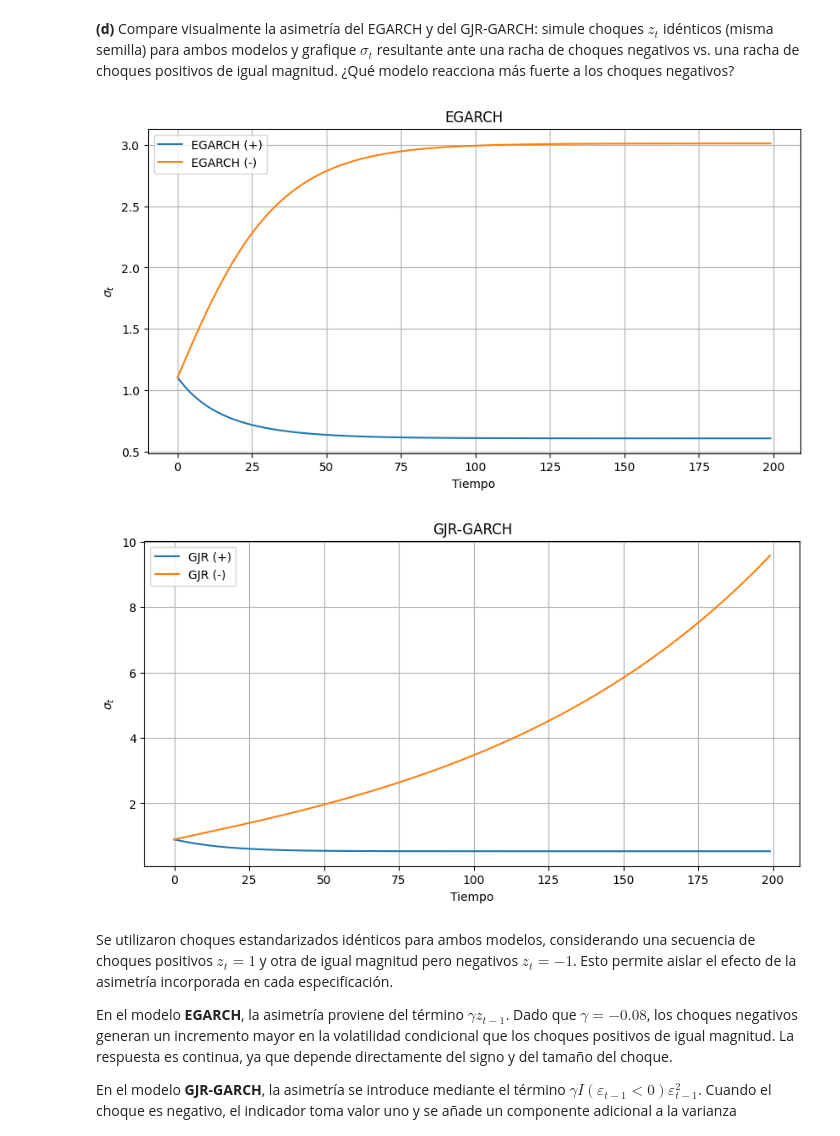
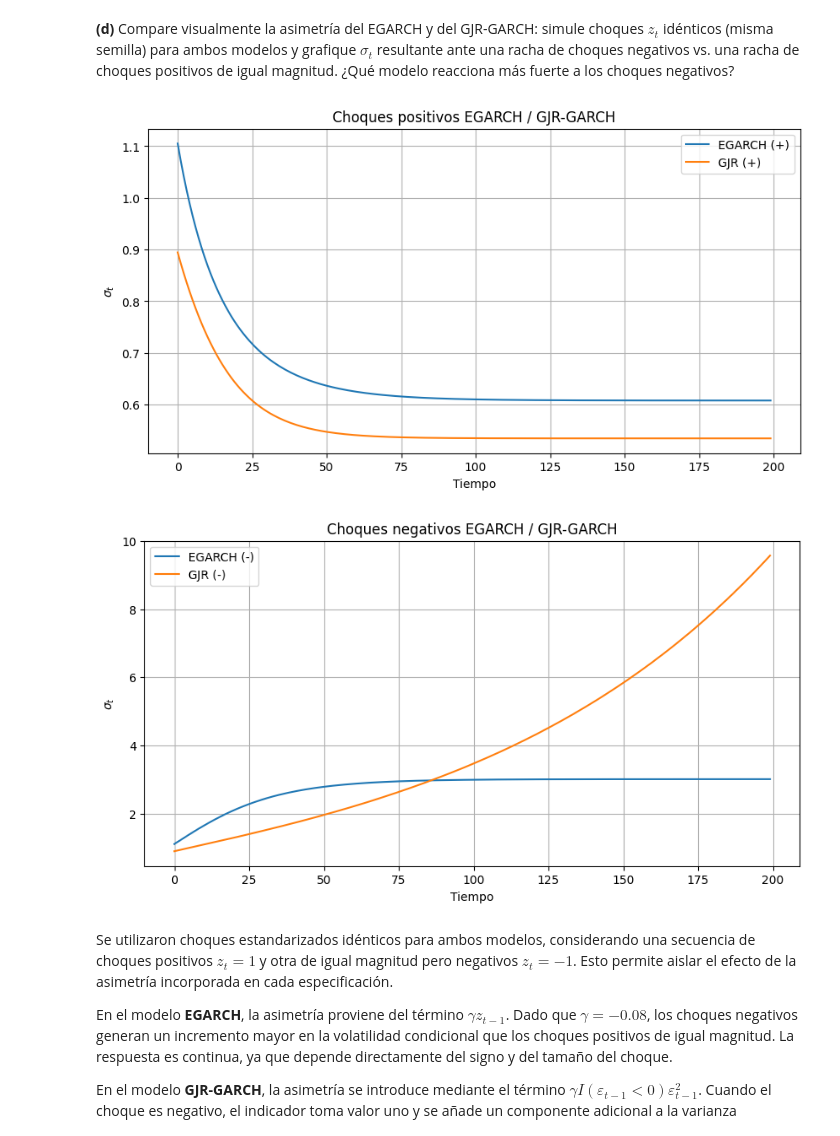
Before and after one commit to Felipe-Lopez-Vergara/ds_finance_-Lopez-, a Jupyter notebook: notebooks/HW_Sesion_5.ipynb, the cells around one changed output. Saved outputs shown, nothing was run; the diff lists cells and outputs as text; code cells hidden in the pictures.

```diff
--- a/notebooks/HW_Sesion_5.ipynb
+++ b/notebooks/HW_Sesion_5.ipynb
@@ -1000,31 +1000,31 @@ sigma_neg_gjr = simulate_gjr_given_z(
 # %%
 #Gráficos de las series simuladas para choques positivos y negativos
 plt.figure(figsize=(10,5))
 
 plt.plot(sigma_pos_eg, label="EGARCH (+)")
-plt.plot(sigma_neg_eg, label="EGARCH (-)")
+plt.plot(sigma_pos_gjr, label="GJR (+)")
 
-plt.title("EGARCH")
+plt.title("Choques positivos EGARCH / GJR-GARCH")
 plt.ylabel(r"$\sigma_t$")
 plt.xlabel("Tiempo")
 plt.legend()
 plt.grid(True)
 
 plt.figure(figsize=(10,5))
 
-plt.plot(sigma_pos_gjr, label="GJR (+)")
+plt.plot(sigma_neg_eg, label="EGARCH (-)")
 plt.plot(sigma_neg_gjr, label="GJR (-)")
 
-plt.title("GJR-GARCH")
+plt.title("Choques negativos EGARCH / GJR-GARCH")
 plt.ylabel(r"$\sigma_t$")
 plt.xlabel("Tiempo")
 plt.legend()
 plt.grid(True)
 
 plt.show()
 # %% [output]
-[figure, old version]
+[figure, new version]
-[figure, old version]
+[figure, new version]
 # %% [markdown]
 Se utilizaron choques estandarizados idénticos para ambos modelos, considerando una secuencia de choques positivos $z_t = 1$ y otra de igual magnitud pero negativos $z_t = -1$. Esto permite aislar el efecto de la asimetría incorporada en cada especificación.
 
```
Also changed, not shown: parts of 22 cells of this notebook.
